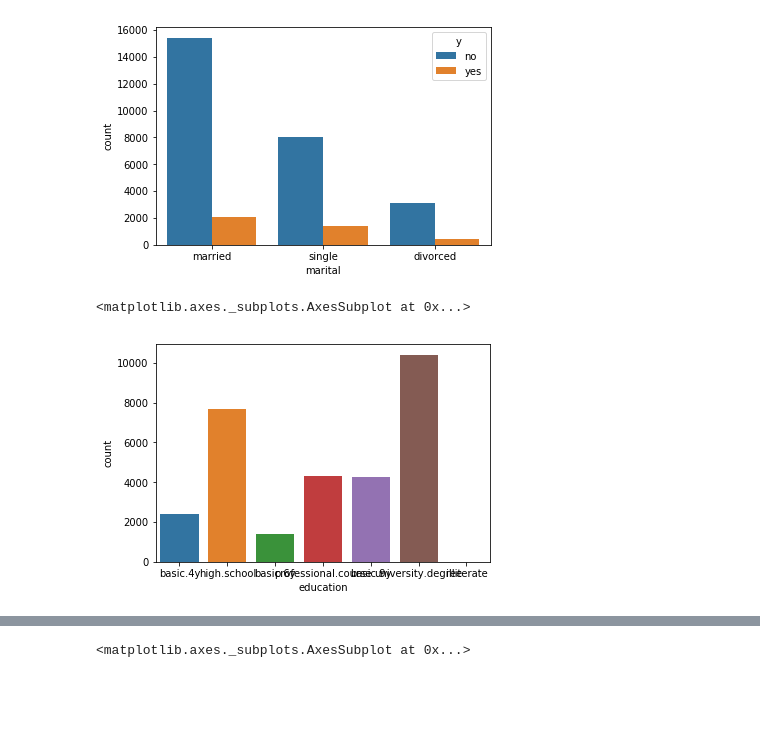
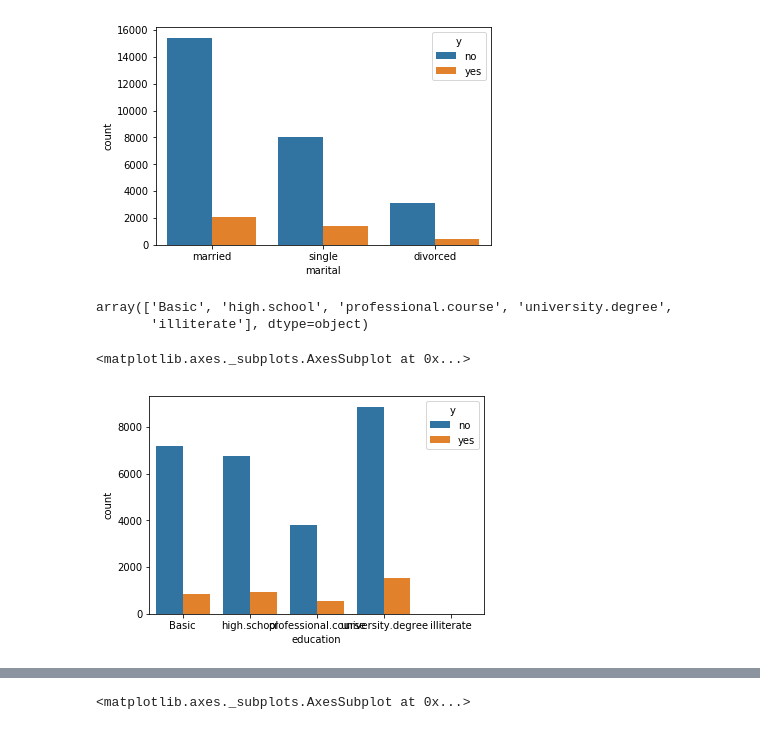
Before and after one commit to barbking/machine_learning_project_UST_736, a Jupyter notebook: Project-EDA.ipynb, the cells around one changed output, grey strips where cells are left out. Drawn from its saved outputs; the diff is of its cells as text; code cells hidden in the pictures; blank space fills up the shorter version.

```diff
--- a/Project-EDA.ipynb
+++ b/Project-EDA.ipynb
@@ -46,7 +46,7 @@ import seaborn as sns
 from sklearn.metrics import auc, accuracy_score, roc_auc_score
 
 #Loading the dataset
-dataset = pd.read_csv('bank-additional-full.csv',delimiter=";")
+dataset = pd.read_csv('bank-additional-full.csv')
 dataset.head()
 # %% [output]
 |  | age | job | marital | education | default | housing | loan | contact | month | day_of_week | ... |
@@ -132,9 +147,21 @@ sns.countplot(data=dataset,x = 'marital',hue = 'y')
 # %% [output]
 <matplotlib.axes._subplots.AxesSubplot at 0x...>
 [figure]
+# %%
+#Reduce education catagories
+#array(['basic.4y', 'high.school', 'basic.6y', 'basic.9y',
+#       'professional.course', 'unknown', 'university.degree',
+#       'illiterate'], dtype=object)
+dataset['education']=np.where(dataset['education'] =='basic.9y', 'Basic', dataset['education'])
+dataset['education']=np.where(dataset['education'] =='basic.6y', 'Basic', dataset['education'])
+dataset['education']=np.where(dataset['education'] =='basic.4y', 'Basic', dataset['education'])
+dataset['education'].unique()
+# %% [output]
+array(['Basic', 'high.school', 'professional.course', 'university.degree',
+       'illiterate'], dtype=object)
 # %%
 #education
-sns.countplot(x="education", data=dataset)
+sns.countplot(x="education", data=dataset, hue= 'y')
 # %% [output]
 <matplotlib.axes._subplots.AxesSubplot at 0x...>
-[figure, old version]
+[figure, new version]
```
Also changed, not shown: parts of 11 cells of this notebook, 11 other files.
